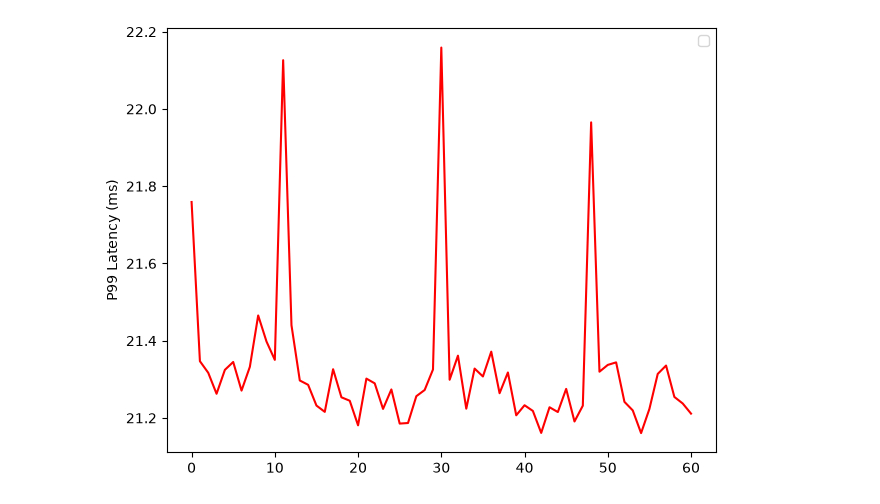
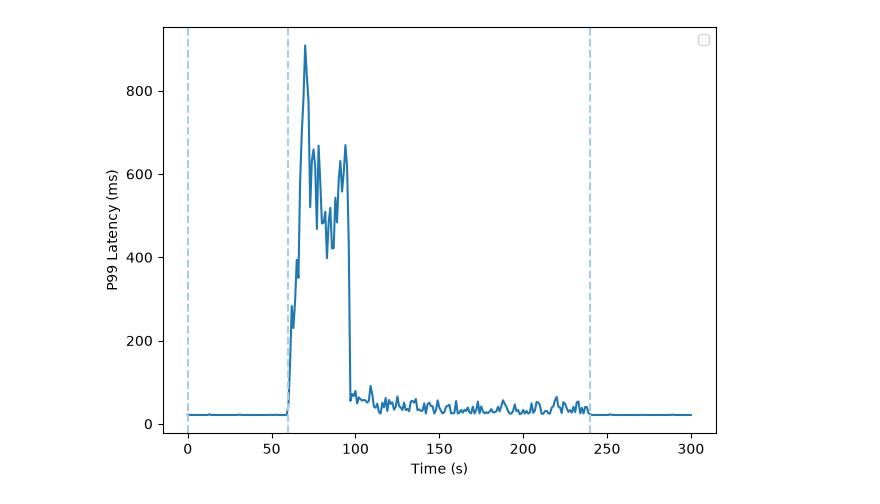
Before and after one commit to m-sef/crust, a Jupyter notebook: benchmark/graph.ipynb, the cells around one changed output. Cells and saved outputs as stored; diff of their text form; code cells hidden in the pictures.

```diff
--- a/benchmark/graph.ipynb
+++ b/benchmark/graph.ipynb
@@ -6,27 +6,31 @@ import tarfile
 def parse_p99(file_path : str) -> pandas.Series:
     columns : list[str] = ['timestamp_ns', 'status', 'latency_ns']
     data_frames : list[pandas.DataFrame] = [
-        pandas.read_csv(f"{file_path}", usecols=[0, 1, 2], header=None, names=columns),
-        #pandas.read_csv(f"{file_path}/vegeta2.log", usecols=[0, 1, 2], header=None, names=columns),
-        #pandas.read_csv(f"{file_path}/vegeta3.log", usecols=[0, 1, 2], header=None, names=columns),
+        pandas.read_csv(f"{file_path}/vegeta1.log", usecols=[0, 1, 2], header=None, names=columns),
+        pandas.read_csv(f"{file_path}/vegeta2.log", usecols=[0, 1, 2], header=None, names=columns),
+        pandas.read_csv(f"{file_path}/vegeta3.log", usecols=[0, 1, 2], header=None, names=columns),
     ]
     combined_data_frame : pandas.DataFrame = pandas.concat(data_frames, ignore_index=True)
 
     combined_data_frame['timestamp_ns'] = pandas.to_datetime(combined_data_frame['timestamp_ns'], unit='ns')
     combined_data_frame = combined_data_frame.set_index('timestamp_ns')
 
-    #return combined_data_frame['latency_ns'].resample('1s').quantile(0.99).expanding().mean() / 1e9
+    #return combined_data_frame['latency_ns'].resample('1s').quantile(0.99).expanding().mean() / 1e6
     return combined_data_frame['latency_ns'].resample('1s').quantile(0.99) / 1e6
 
 def plot_p99(file_path : str) -> None:
     latencies = parse_p99(file_path)
 
-    matplotlib.pyplot.plot(latencies.to_numpy(), color="red")
+    matplotlib.pyplot.plot(latencies.to_numpy(), color="#1f78b4")
+    matplotlib.pyplot.axvline(x = 0, linestyle = '--', color='#a6cee3')
+    matplotlib.pyplot.axvline(x = 60, linestyle = '--', color='#a6cee3')
+    matplotlib.pyplot.axvline(x = 240, linestyle = '--', color='#a6cee3')
+    matplotlib.pyplot.xlabel("Time (s)")
     matplotlib.pyplot.ylabel("P99 Latency (ms)")
     matplotlib.pyplot.legend()
     matplotlib.pyplot.tight_layout()
     matplotlib.pyplot.show()
 # %%
-plot_p99("vegeta.log");
+plot_p99(".");
 # %% [output]
-[figure, old version]
+[figure, new version]
```
Also changed, not shown: 1 other file.
